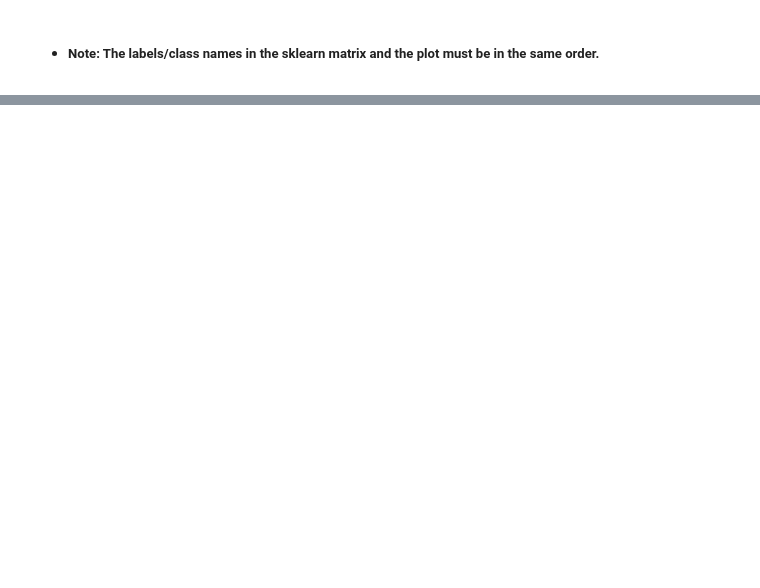
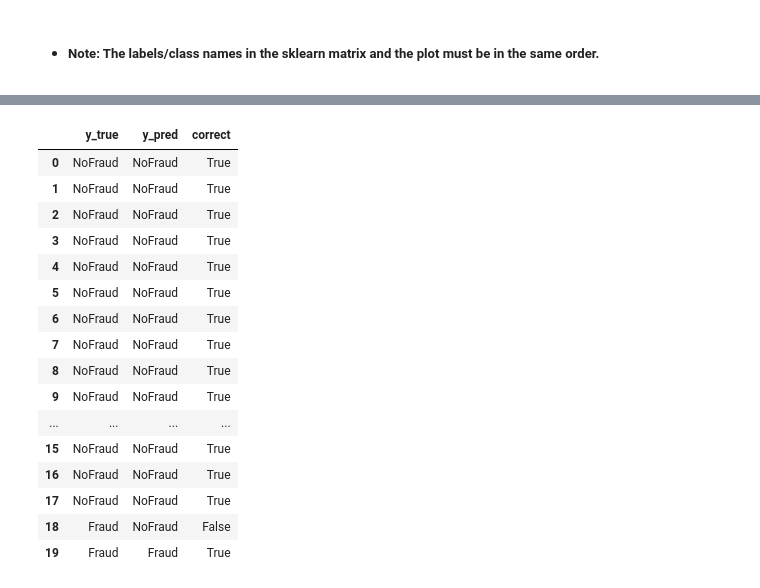
Before and after one commit to jkmackie/confusion_matrix_visualization, a Jupyter notebook: Multiclass_confusion_matrix.ipynb, the cells around one changed output, grey strips where cells are left out. Cells and saved outputs as stored; diff of their text form; code cells hidden in the pictures; blank space fills up the shorter version.

```diff
--- a/Multiclass_confusion_matrix.ipynb
+++ b/Multiclass_confusion_matrix.ipynb
@@ -121,0 +133,20 @@ plot_confusion_matrix(confusion_matrix=cm, class_names=class_labels, fontsize=20
+# %%
+display(unbal.style.highlight_max(color='#c7fdb5', subset=pd.IndexSlice[:, ['correct']], axis=0))
+# %% [output]
+|  | y_true | y_pred | correct |
+| 0 | NoFraud | NoFraud | True |
+| 1 | NoFraud | NoFraud | True |
+| 2 | NoFraud | NoFraud | True |
+| 3 | NoFraud | NoFraud | True |
+| 4 | NoFraud | NoFraud | True |
+| 5 | NoFraud | NoFraud | True |
+| 6 | NoFraud | NoFraud | True |
+| 7 | NoFraud | NoFraud | True |
+| 8 | NoFraud | NoFraud | True |
+| 9 | NoFraud | NoFraud | True |
+| ... | ... | ... | ... |
+| 15 | NoFraud | NoFraud | True |
+| 16 | NoFraud | NoFraud | True |
+| 17 | NoFraud | NoFraud | True |
+| 18 | Fraud | NoFraud | False |
+| 19 | Fraud | Fraud | True |
```
Also changed, not shown: parts of 8 cells of this notebook.
